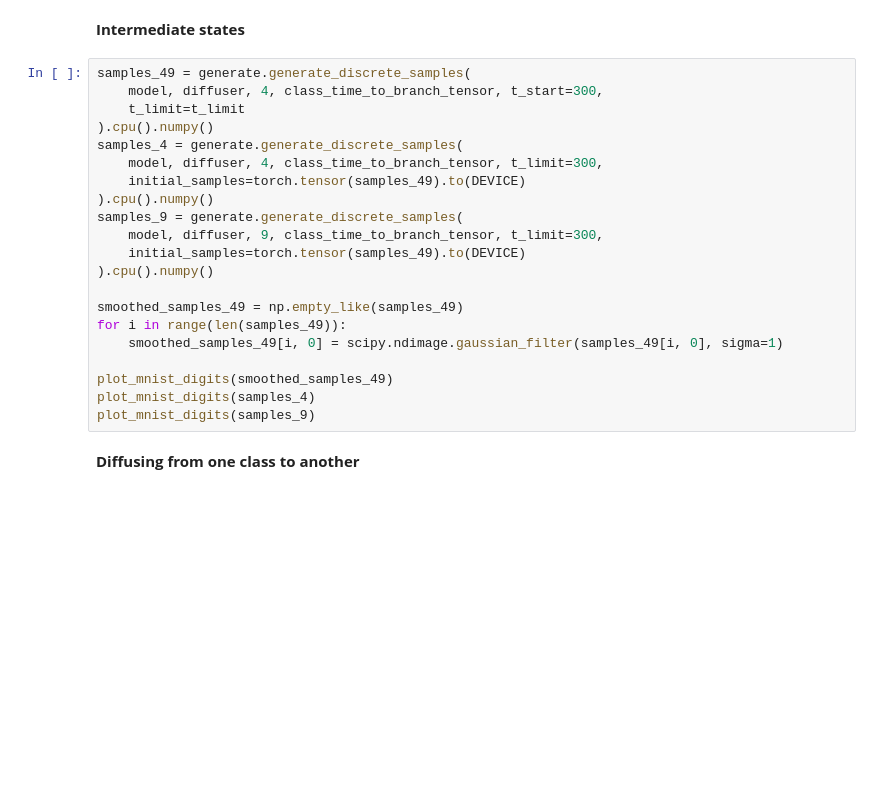
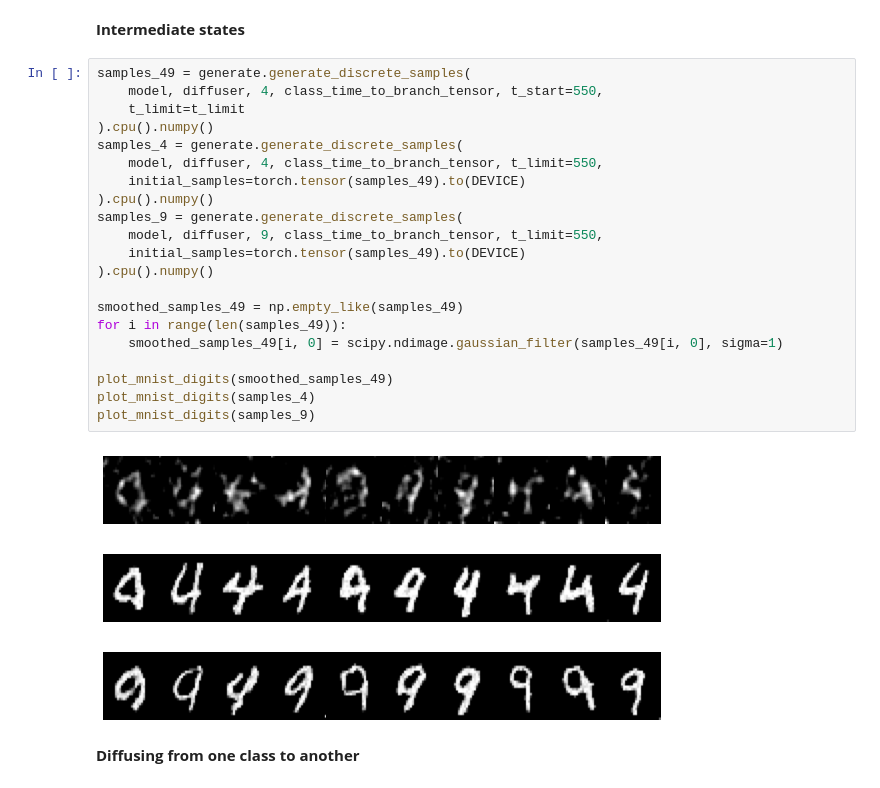
Before and after one commit to Genentech/branched-diffusion, a Jupyter notebook: notebooks/discrete_branched_mnist.ipynb, the cells around one changed output. Saved outputs shown, nothing was run; the diff lists cells and outputs as text; blank space fills up the shorter version.

```diff
--- a/notebooks/discrete_branched_mnist.ipynb
+++ b/notebooks/discrete_branched_mnist.ipynb
@@ -181,25 +185,29 @@ Sampling class: 0
 **Intermediate states**
 # %%
 samples_49 = generate.generate_discrete_samples(
-    model, diffuser, 4, class_time_to_branch_tensor, t_start=300,
+    model, diffuser, 4, class_time_to_branch_tensor, t_start=550,
     t_limit=t_limit
 ).cpu().numpy()
 samples_4 = generate.generate_discrete_samples(
-    model, diffuser, 4, class_time_to_branch_tensor, t_limit=300,
+    model, diffuser, 4, class_time_to_branch_tensor, t_limit=550,
     initial_samples=torch.tensor(samples_49).to(DEVICE)
 ).cpu().numpy()
 samples_9 = generate.generate_discrete_samples(
-    model, diffuser, 9, class_time_to_branch_tensor, t_limit=300,
+    model, diffuser, 9, class_time_to_branch_tensor, t_limit=550,
     initial_samples=torch.tensor(samples_49).to(DEVICE)
 ).cpu().numpy()
 
 smoothed_samples_49 = np.empty_like(samples_49)
 for i in range(len(samples_49)):
     smoothed_samples_49[i, 0] = scipy.ndimage.gaussian_filter(samples_49[i, 0], sigma=1)
 
 plot_mnist_digits(smoothed_samples_49)
 plot_mnist_digits(samples_4)
 plot_mnist_digits(samples_9)
+# %% [output]
+[figure, added]
+[figure, added]
+[figure, added]
 # %% [markdown]
 **Diffusing from one class to another**
 # %%
```
Also changed, not shown: parts of 5 cells of this notebook.
